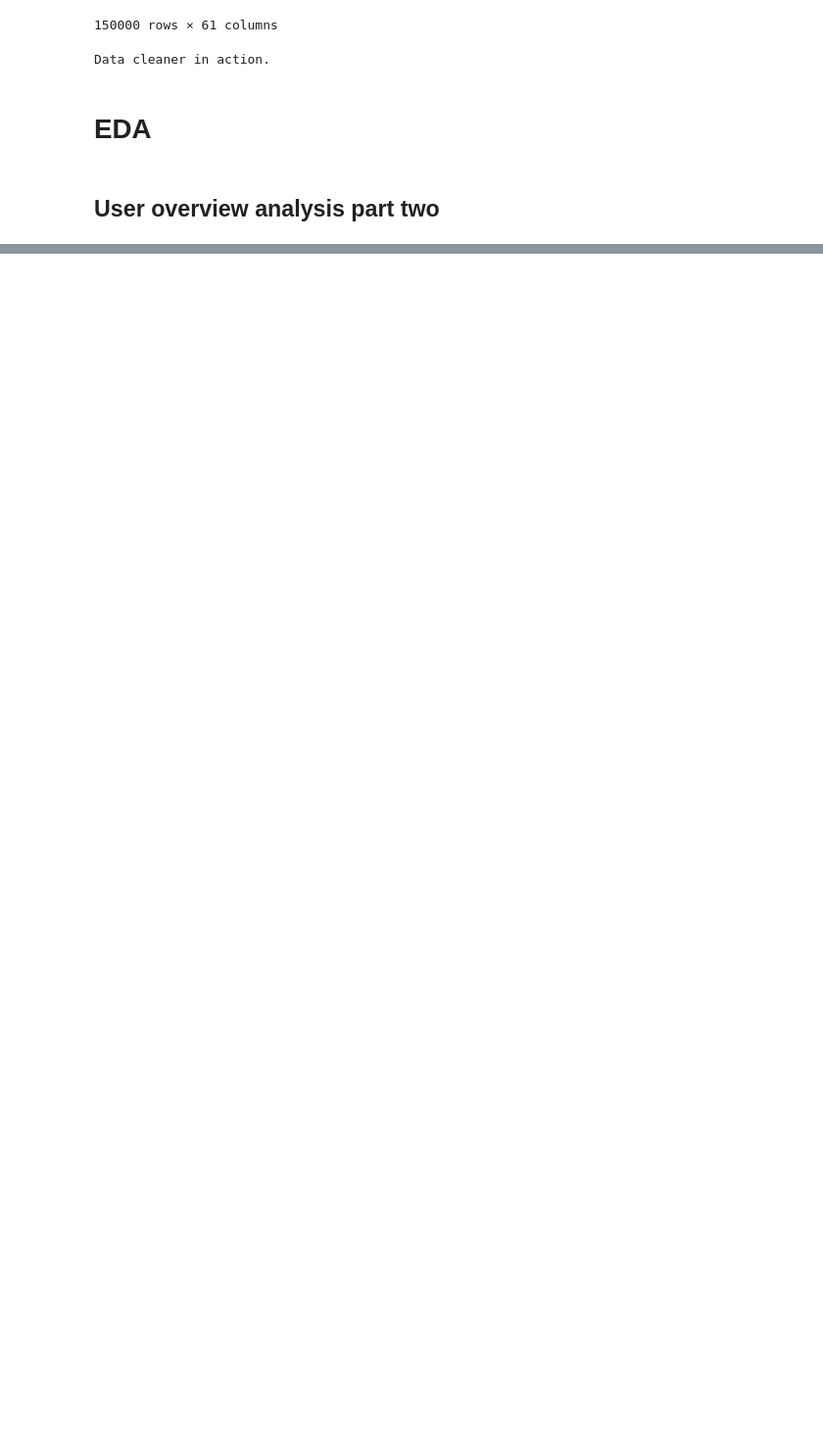
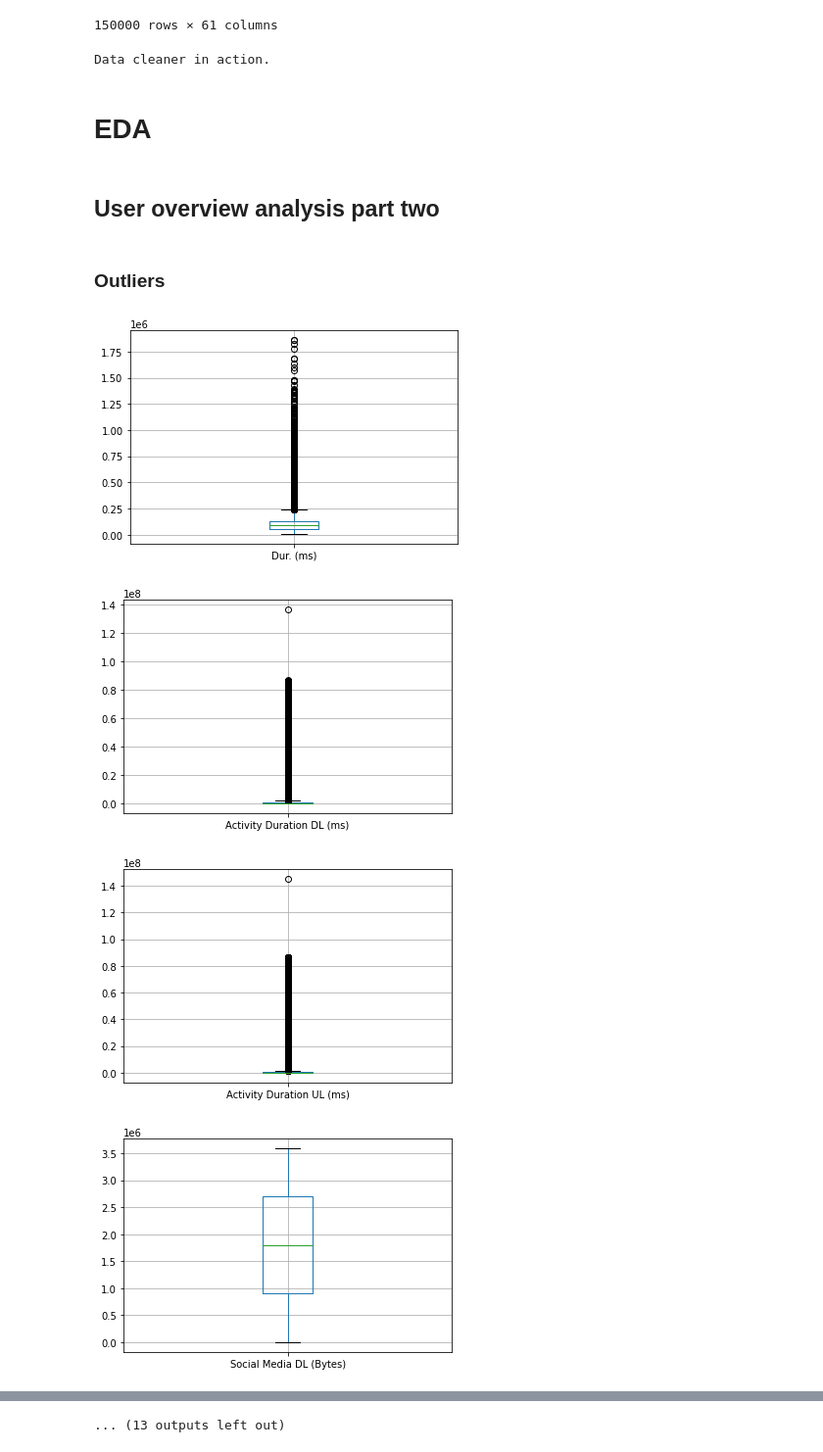
Before and after one commit to Fisseha-Estifanos/Telecom, a Jupyter notebook: notebooks/uoa_1.2.ipynb, the cells around one changed output, grey strips where cells are left out. Shown: that part at 98% size. Saved outputs shown, nothing was run; the diff lists cells and outputs as text; code cells hidden in the pictures; blank space fills up the shorter version.

Commit message:
demonstrated outliers

```diff
--- a/notebooks/uoa_1.2.ipynb
+++ b/notebooks/uoa_1.2.ipynb
@@ -41,3 +42,17 @@ Data cleaner in action.
 # EDA
 # %% [markdown]
 ## User overview analysis part two
+# %% [markdown]
+### Outliers
+# %%
+# features to check for outliers
+outlier_features = ['Dur. (ms)', 'Activity Duration DL (ms)', 'Activity Duration UL (ms)', 'Social Media DL (Bytes)', 'Social Media UL (Bytes)', 'Google DL (Bytes)', 'Google UL (Bytes)', 'Email DL (Bytes)', 'Email UL (Bytes)', 'Youtube DL (Bytes)', 'Youtube UL (Bytes)', 'Netflix DL (Bytes)', 'Netflix UL (Bytes)', 'Gaming DL (Bytes)', 'Gaming UL (Bytes)', 'Other DL (Bytes)', 'Other UL (Bytes)', 'Total UL (Bytes)', 'Total DL (Bytes)', 'total_google', 'total_email', 'total_gaming', 'total_youtube', 'total_netflix', 'total_social']
+
+for features in outlier_features:
+    plt.figure()
+    df.boxplot([features])
+# %% [output]
+[figure, added]
+[figure, added]
+[figure, added]
+[figure, added]
@@ -43,0 +67 @@ Data cleaner in action.
+... (13 outputs left out)
```
Also changed, not shown: parts of 7 cells of this notebook.
